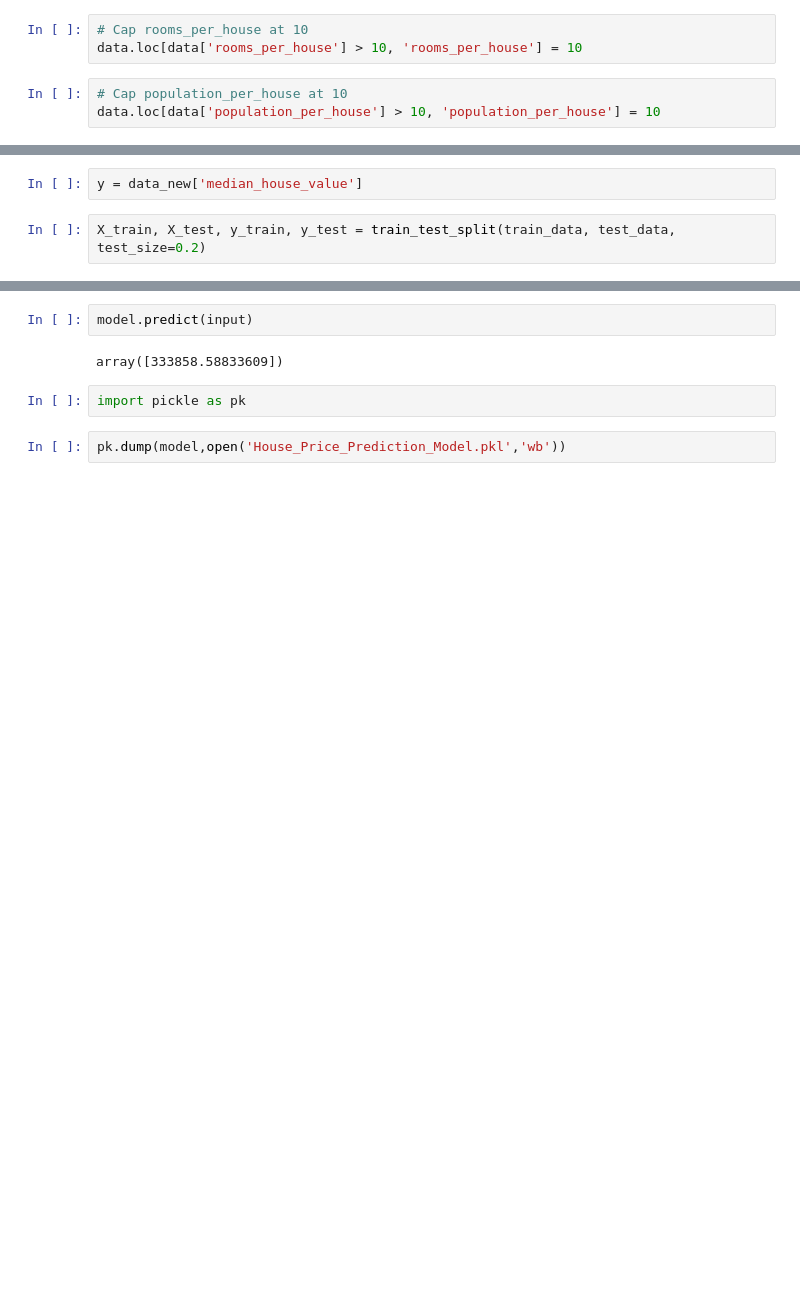
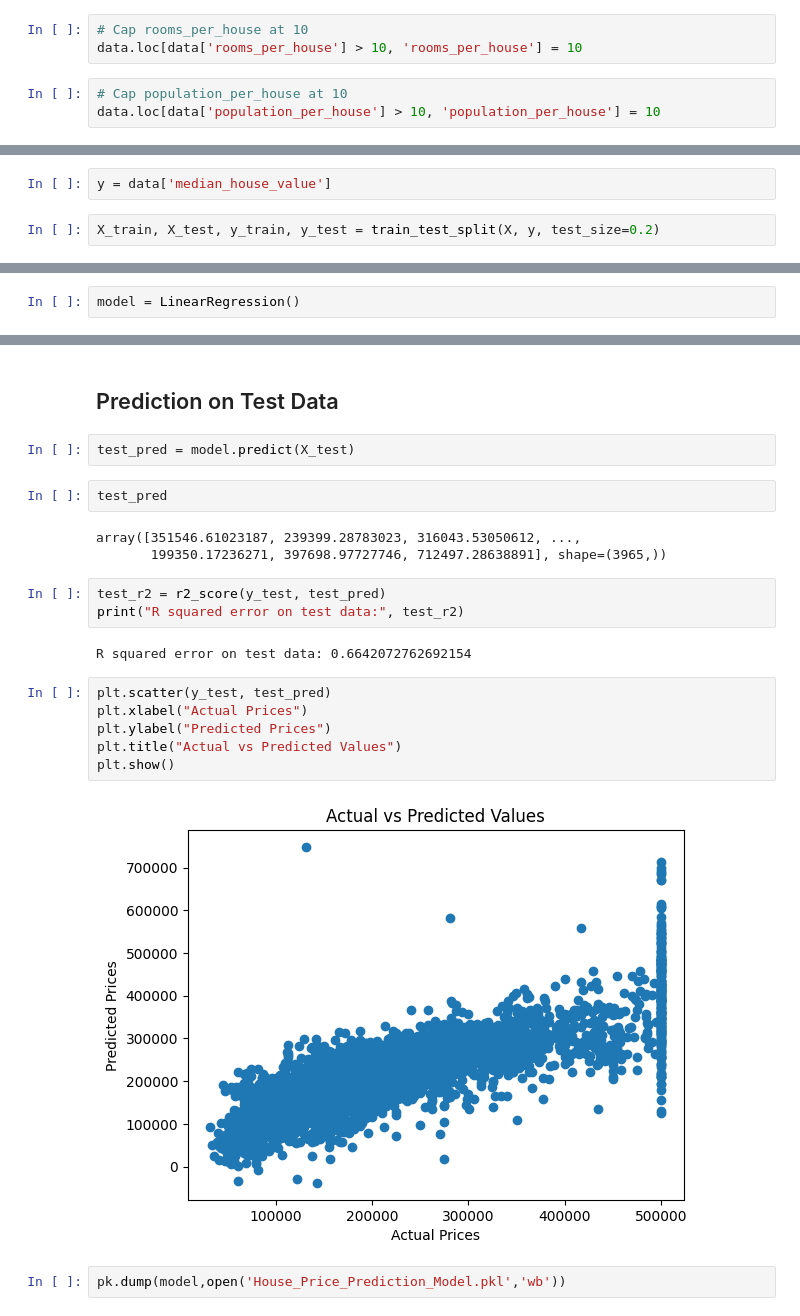
Before and after one commit to Pdanulya/House-Price-Prediction, a Jupyter notebook: CaliforniaHousePrice_2.ipynb, the cells around one changed output, grey strips where cells are left out. Saved outputs shown, nothing was run; the diff lists cells and outputs as text; blank space fills up the shorter version.

Commit message:
Fix preprocessing bug and evaluate model performance

```diff
--- a/CaliforniaHousePrice_2.ipynb
+++ b/CaliforniaHousePrice_2.ipynb
@@ -137,4 +116,4 @@ X = data_new.drop(columns = ['median_house_value'])
 # %%
-y = data_new['median_house_value']
+y = data['median_house_value']
 # %%
-X_train, X_test, y_train, y_test = train_test_split(train_data, test_data, test_size=0.2)
+X_train, X_test, y_train, y_test = train_test_split(X, y, test_size=0.2)
@@ -141,3 +122,5 @@ X_train, X_test, y_train, y_test = train_test_split(train_data, test_data, test_
+# %%
+model = LinearRegression()
 # %%
 model.fit(X_train, y_train)
 # %% [output]
@@ -173,9 +142,25 @@ input = pd.DataFrame([{
-# %%
-model.predict(input)
-# %% [output]
-array([333858.58833609])
+# %% [markdown]
+## Prediction on Test Data
+# %%
+test_pred = model.predict(X_test)
+# %%
+test_pred
+# %% [output]
+array([351546.61023187, 239399.28783023, 316043.53050612, ...,
+       199350.17236271, 397698.97727746, 712497.28638891], shape=(3965,))
+# %%
+test_r2 = r2_score(y_test, test_pred)
+print("R squared error on test data:", test_r2)
+# %% [output]
+R squared error on test data: 0.6642072762692154
 # %%
-import pickle as pk
+plt.scatter(y_test, test_pred)
+plt.xlabel("Actual Prices")
+plt.ylabel("Predicted Prices")
+plt.title("Actual vs Predicted Values")
+plt.show()
+# %% [output]
+[figure, added]
 # %%
 pk.dump(model,open('House_Price_Prediction_Model.pkl','wb'))
 # %%
```
Also changed, not shown: parts of 33 cells of this notebook, 1 other file.
